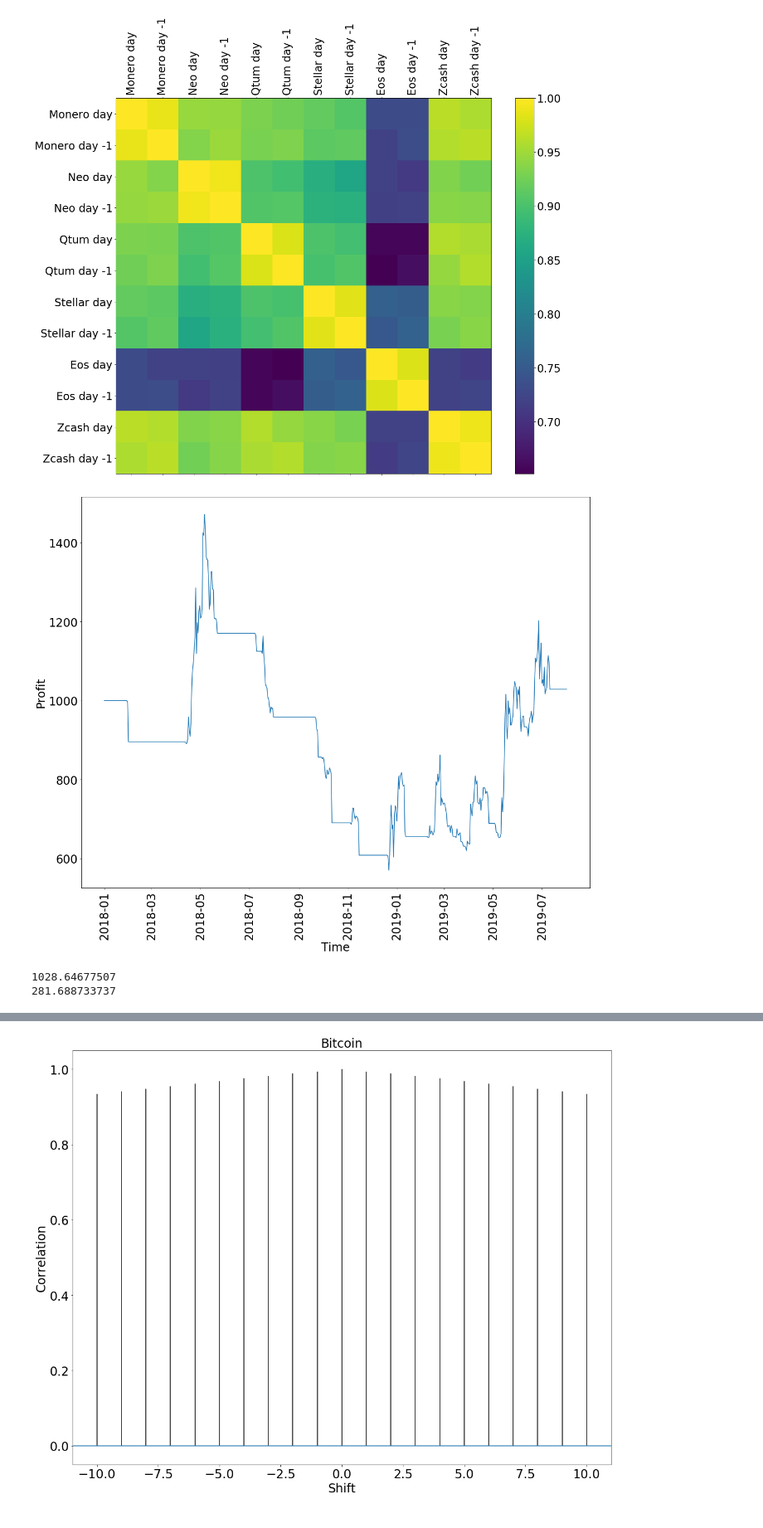
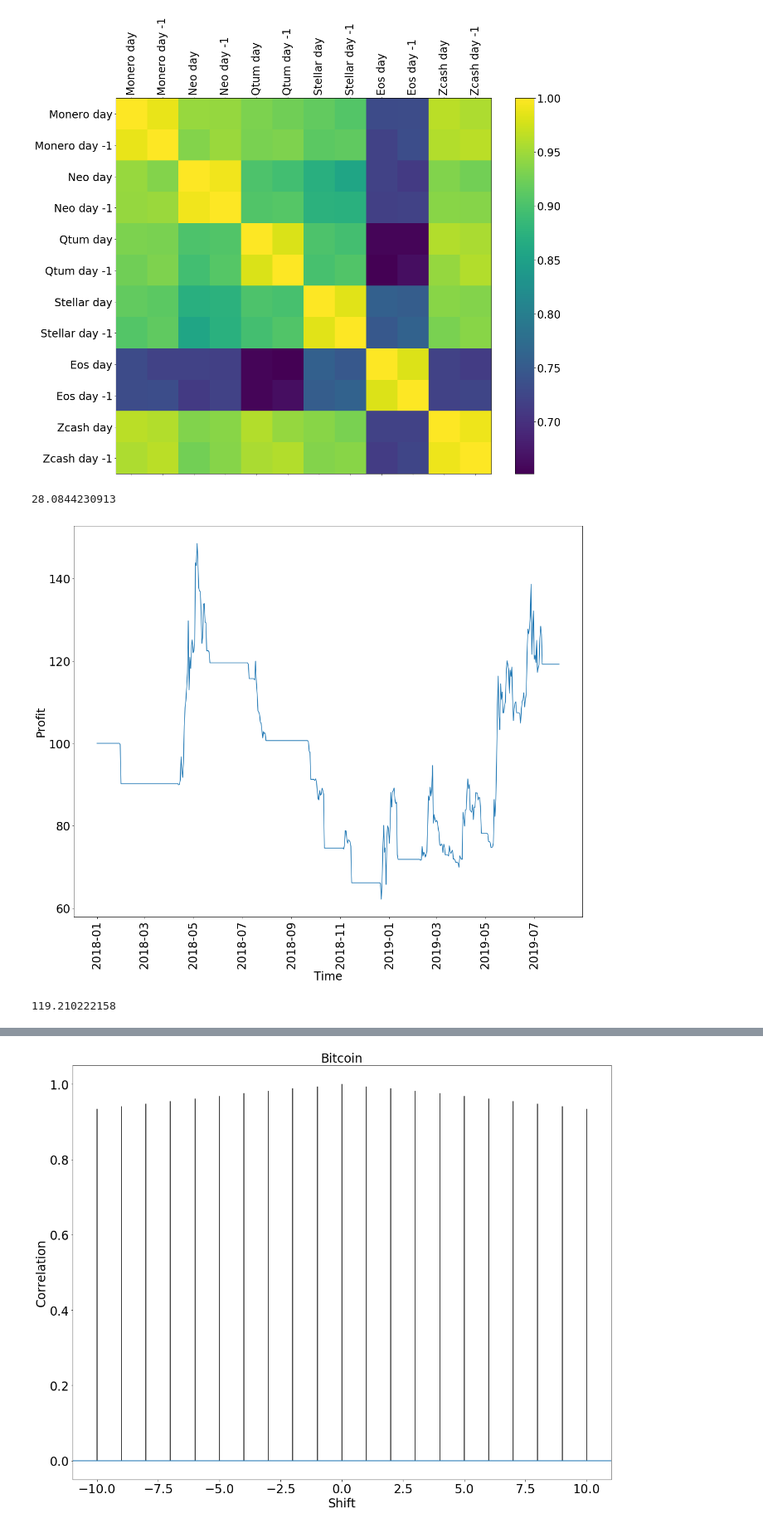
Before and after one commit to estallio/crypto-correlation-analysis, a Jupyter notebook: jupyter-notebooks/Day-Results.ipynb, the cells around one changed output, grey strips where cells are left out. Shown at 83% size. Saved outputs shown, nothing was run; the diff lists cells and outputs as text; code cells hidden in the pictures.

```diff
--- a/jupyter-notebooks/Day-Results.ipynb
+++ b/jupyter-notebooks/Day-Results.ipynb
@@ -262,41 +264,44 @@ cb.ax.tick_params(labelsize=24)
+# %%
+# buy and hold strategy with ethereum
+cryptoCurrencyData = data['ethereum']
+print(100 / cryptoCurrencyData[0] * 0.998 * 0.999 * cryptoCurrencyData[-1])
+# %% [output]
+28.0844230913
 # %%
 # algorithmic trading greedy approach with ethereum
+# 30 day moving average is used like it is common in stock markets
 
-# 100 day moving average is used like it is common in stock markets
-
-dollar = 1000
+dollar = 100
 crypto = 0
 
 cryptoCurrencyData = data['ethereum']
 
 profitGraph = pd.DataFrame([], columns=['profit'], index=cryptoCurrencyData.index)
 
 for index in cryptoCurrencyData.index:
     if (cryptoCurrencyData[index] > cryptoCurrencyData.rolling(30).mean()[index] and dollar != 0):
-        crypto = dollar / cryptoCurrencyData[index] * 0.995
+        crypto = dollar / cryptoCurrencyData[index] * 0.998
         dollar = 0
 
     if (cryptoCurrencyData[index] < cryptoCurrencyData.rolling(30).mean()[index] and crypto != 0):
-        dollar = cryptoCurrencyData[index] * crypto * 0.995
+        dollar = cryptoCurrencyData[index] * crypto * 0.999
         crypto = 0
 
-    profitGraph['profit'][index] = dollar + cryptoCurrencyData[index] * crypto
+    profitGraph['profit'][index] = dollar + cryptoCurrencyData[index] * crypto * 0.999
 
 f = plt.figure(figsize=(19, 15))
 
 plt.plot(profitGraph)
 
 plt.xticks(fontsize=24, rotation=90)
 plt.yticks(fontsize=24)
 
 plt.xlabel('Time', fontsize=24)
 plt.ylabel('Profit', fontsize=24)
 
 plt.show()
 
 print(profitGraph['profit'][-1])
-print(1000 / cryptoCurrencyData[0] * cryptoCurrencyData[-1])
 # %% [output]
-[figure, old version]
+[figure, new version]
-1028.64677507
-281.688733737
+119.210222158
```
Also changed, not shown: parts of 14 cells of this notebook, 1 other file.
